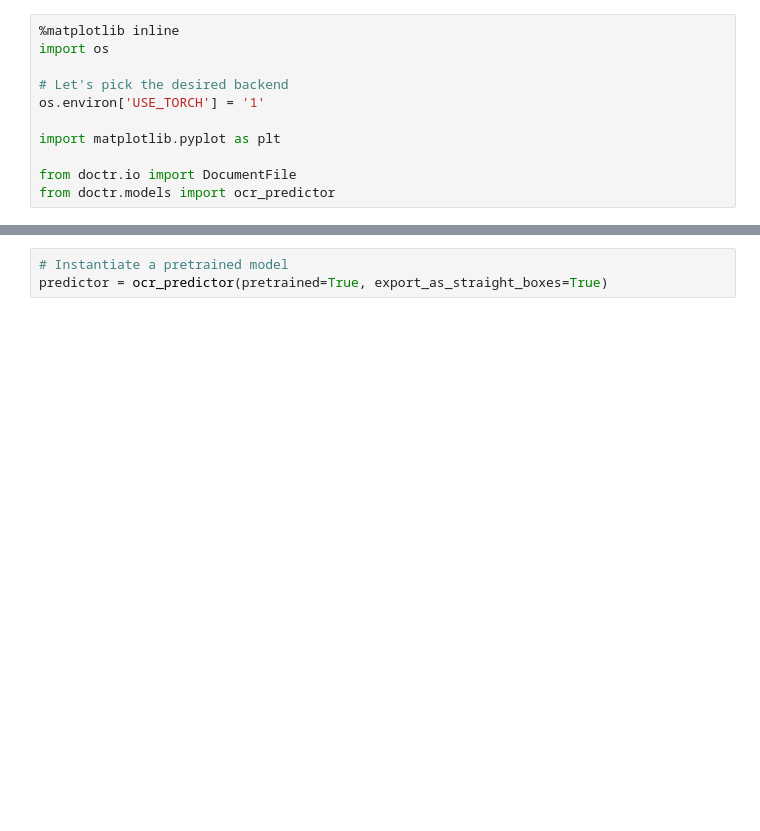
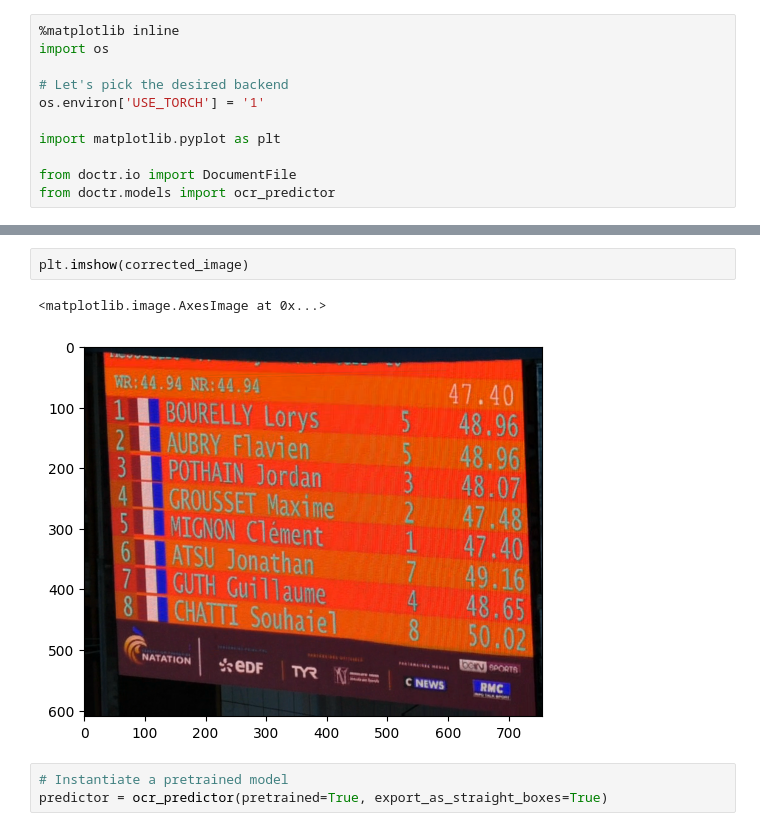
Before and after one commit to Itim-B/sports_scr, a Jupyter notebook: notebooks/eval_docTR.ipynb, the cells around one changed output, grey strips where cells are left out. Cells and saved outputs as stored; diff of their text form; blank space fills up the shorter version.

```diff
--- a/notebooks/eval_docTR.ipynb
+++ b/notebooks/eval_docTR.ipynb
@@ -46,3 +45,8 @@ doc = DocumentFile.from_images("/home/said/courses/Projetinfo/sports_scr/data/na
+# %%
+plt.imshow(corrected_image)
+# %% [output]
+<matplotlib.image.AxesImage at 0x...>
+[figure, added]
 # %%
 # Instantiate a pretrained model
 predictor = ocr_predictor(pretrained=True, export_as_straight_boxes=True)
```
Also changed, not shown: parts of 15 cells of this notebook, 4 other files.
